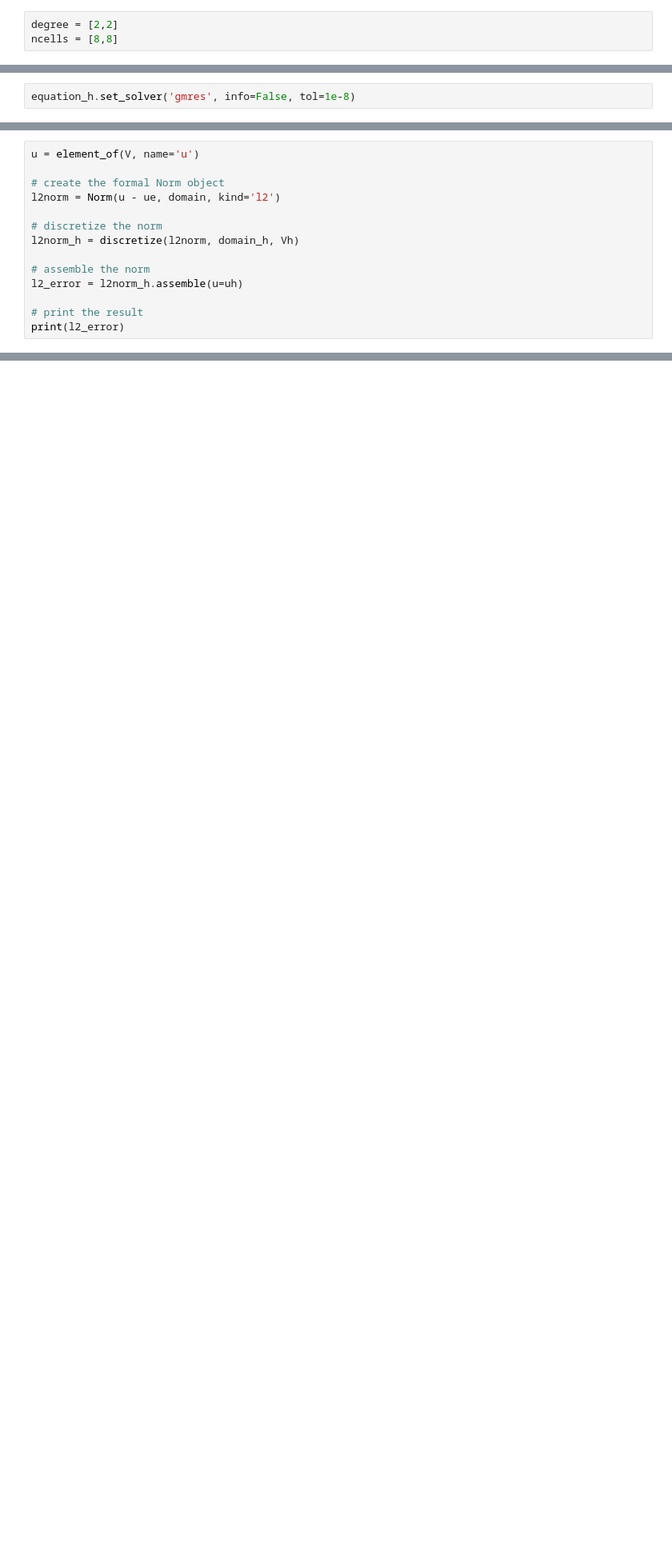
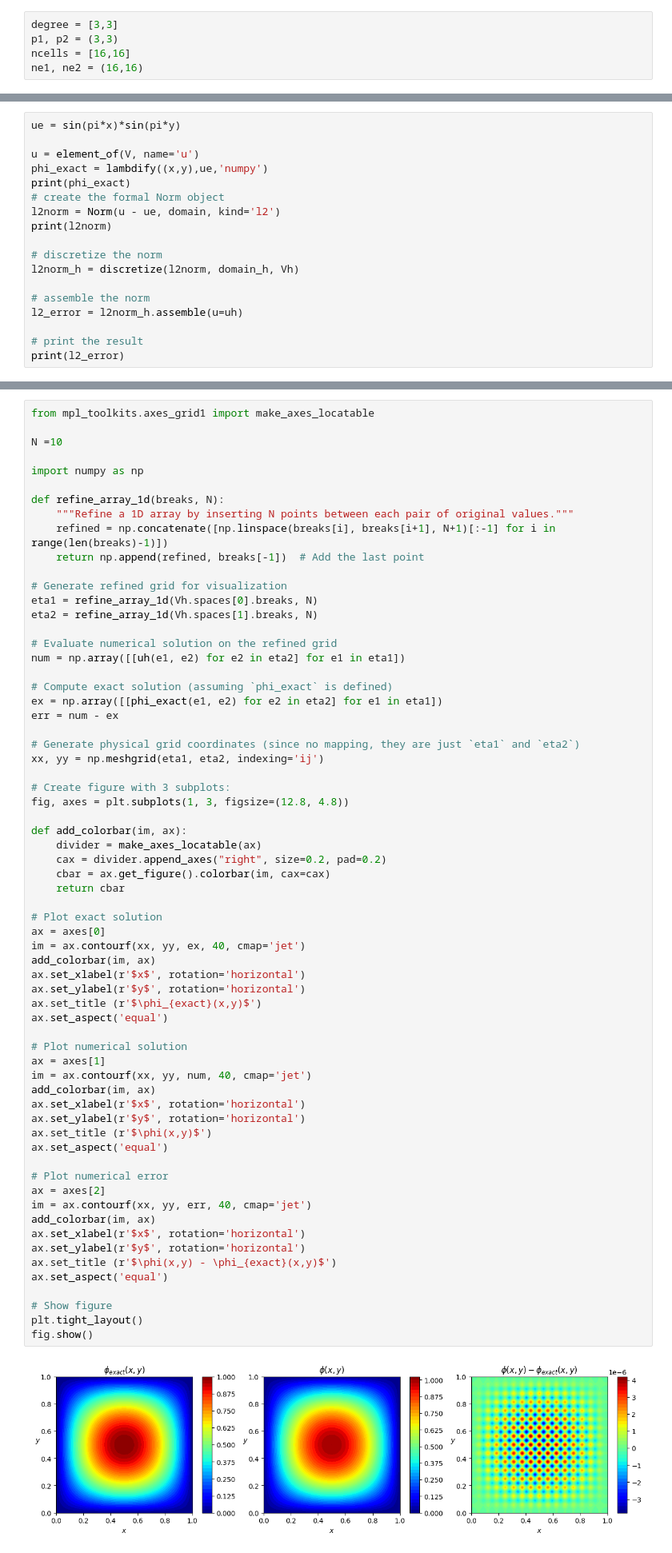
Before and after one commit to pyccel/IGA-Python, a Jupyter notebook: chapter2/poisson.ipynb, the cells around one changed output, grey strips where cells are left out. Shown at 80% size. Cells and saved outputs as stored; diff of their text form; blank space fills up the shorter version.

Commit message:
Add solution plots to poisson solver notebook

```diff
--- a/chapter2/poisson.ipynb
+++ b/chapter2/poisson.ipynb
@@ -79,6 +82,8 @@ equation   = find(u, forall=v, lhs=a(u, v), rhs=l(v)+ln(v), bc=bc)
 # %%
-degree = [2,2]
-ncells = [8,8]
+degree = [3,3]
+p1, p2 = (3,3)
+ncells = [16,16]
+ne1, ne2 = (16,16)
 # %%
 # Create computational domain from topological domain
 domain_h = discretize(domain, ncells=ncells, comm=None)
@@ -90,6 +95,4 @@ Vh = discretize(V, domain_h, degree=degree)
 equation_h = discretize(equation, domain_h, [Vh, Vh])
 # %% [markdown]
 ## Solving the PDE
-# %%
-equation_h.set_solver('gmres', info=False, tol=1e-8)
 # %%
@@ -107,10 +112,14 @@ $$
 # %% [markdown]
 ### Computing the $L^2$ norm
 # %%
+ue = sin(pi*x)*sin(pi*y)
+
 u = element_of(V, name='u')
-
+phi_exact = lambdify((x,y),ue,'numpy')
+print(phi_exact)
 # create the formal Norm object
 l2norm = Norm(u - ue, domain, kind='l2')
+print(l2norm)
 
 # discretize the norm
 l2norm_h = discretize(l2norm, domain_h, Vh)
@@ -150,0 +170,67 @@ print(h1_error)
+# %%
+from mpl_toolkits.axes_grid1 import make_axes_locatable
+
+N =10
+
+import numpy as np
+
+def refine_array_1d(breaks, N):
+    """Refine a 1D array by inserting N points between each pair of original values."""
+    refined = np.concatenate([np.linspace(breaks[i], breaks[i+1], N+1)[:-1] for i in range(len(breaks)-1)])
+    return np.append(refined, breaks[-1])  # Add the last point
+
+# Generate refined grid for visualization
+eta1 = refine_array_1d(Vh.spaces[0].breaks, N)
+eta2 = refine_array_1d(Vh.spaces[1].breaks, N)
+
+# Evaluate numerical solution on the refined grid
+num = np.array([[uh(e1, e2) for e2 in eta2] for e1 in eta1])
+
+# Compute exact solution (assuming `phi_exact` is defined)
+ex = np.array([[phi_exact(e1, e2) for e2 in eta2] for e1 in eta1])
+err = num - ex
+
+# Generate physical grid coordinates (since no mapping, they are just `eta1` and `eta2`)
+xx, yy = np.meshgrid(eta1, eta2, indexing='ij')
+
+# Create figure with 3 subplots:
+fig, axes = plt.subplots(1, 3, figsize=(12.8, 4.8))
+
+def add_colorbar(im, ax):
+    divider = make_axes_locatable(ax)
+    cax = divider.append_axes("right", size=0.2, pad=0.2)
+    cbar = ax.get_figure().colorbar(im, cax=cax)
+    return cbar
+
+# Plot exact solution
+ax = axes[0]
+im = ax.contourf(xx, yy, ex, 40, cmap='jet')
+add_colorbar(im, ax)
+ax.set_xlabel(r'$x$', rotation='horizontal')
+ax.set_ylabel(r'$y$', rotation='horizontal')
+ax.set_title (r'$\phi_{exact}(x,y)$')
+ax.set_aspect('equal')
+
+# Plot numerical solution
+ax = axes[1]
+im = ax.contourf(xx, yy, num, 40, cmap='jet')
+add_colorbar(im, ax)
+ax.set_xlabel(r'$x$', rotation='horizontal')
+ax.set_ylabel(r'$y$', rotation='horizontal')
+ax.set_title (r'$\phi(x,y)$')
+ax.set_aspect('equal')
+
+# Plot numerical error
+ax = axes[2]
+im = ax.contourf(xx, yy, err, 40, cmap='jet')
+add_colorbar(im, ax)
+ax.set_xlabel(r'$x$', rotation='horizontal')
+ax.set_ylabel(r'$y$', rotation='horizontal')
+ax.set_title (r'$\phi(x,y) - \phi_{exact}(x,y)$')
+ax.set_aspect('equal')
+
+# Show figure
+plt.tight_layout()
+fig.show()
+# %% [output]
+[figure, added]
```
Also changed, not shown: parts of 11 cells of this notebook.
